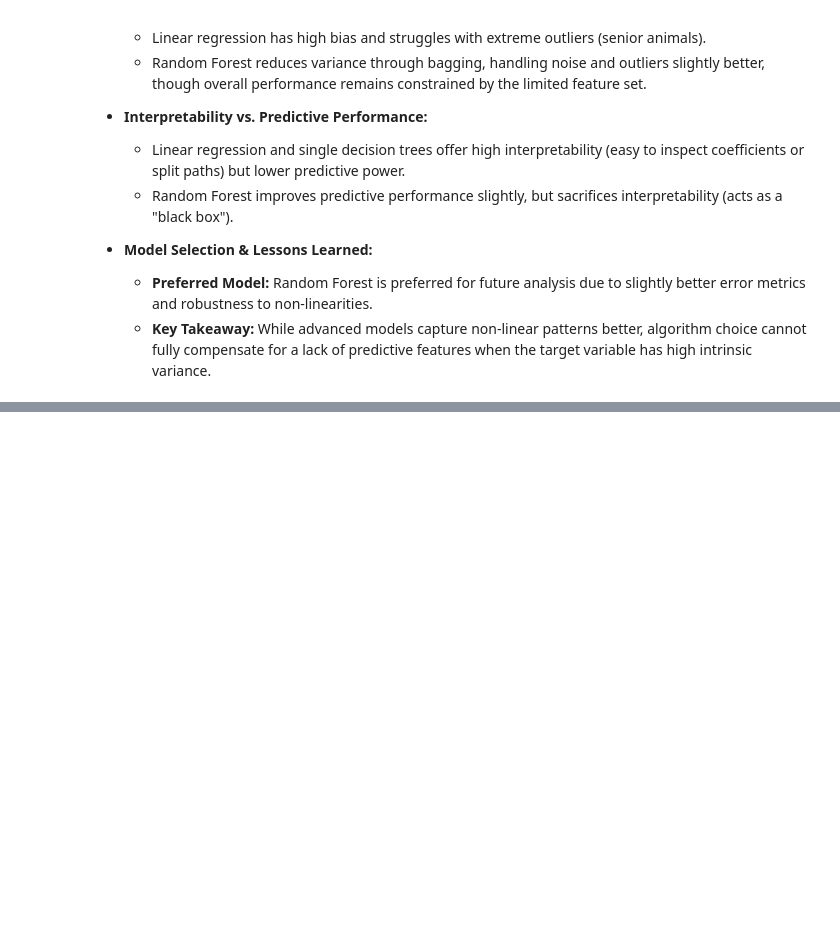
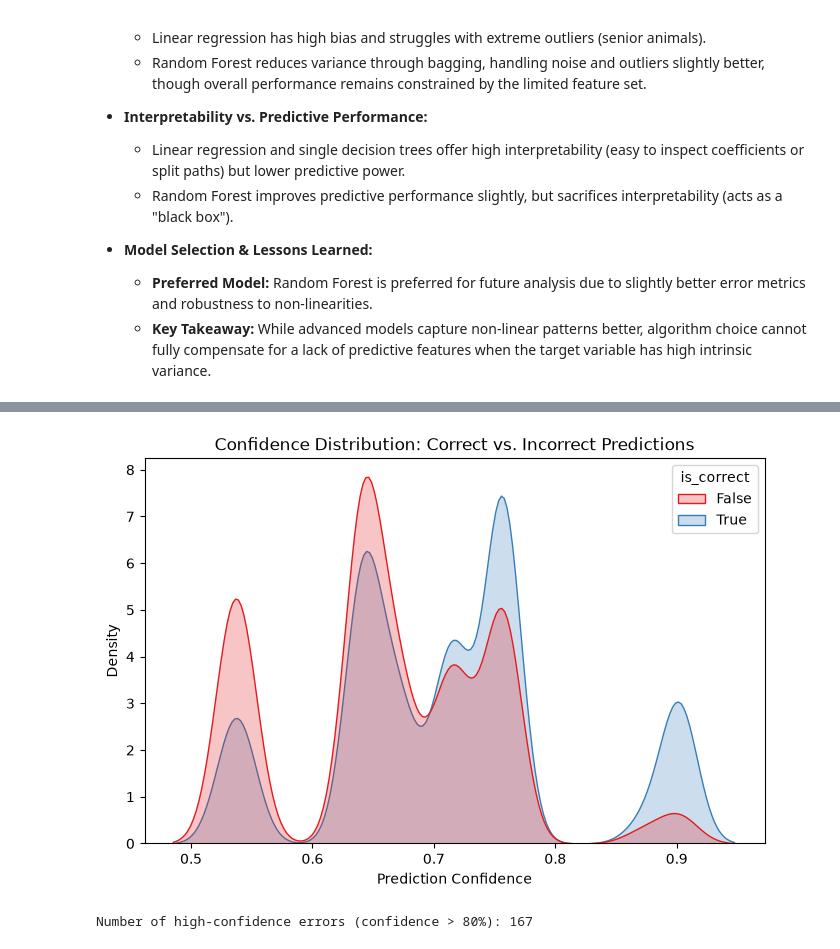
Before and after one commit to Liel-Shwarz/Work2, a Jupyter notebook: work2.ipynb, the cells around one changed output, grey strips where cells are left out. Saved outputs shown, nothing was run; the diff lists cells and outputs as text; code cells hidden in the pictures; blank space fills up the shorter version.

```diff
--- a/work2.ipynb
+++ b/work2.ipynb
@@ -321,0 +377,42 @@ display(results_df)
+# %%
+# Assignment: Part 3.2 - Probability-Based Analysis
+
+import matplotlib.pyplot as plt
+import seaborn as sns
+import numpy as np
+import pandas as pd
+
+# Get predicted probabilities for the positive class (Dog)
+y_prob = clf.predict_proba(X_test)[:, 1]
+
+# Create a dataframe to analyze confidence vs correctness
+analysis_df = pd.DataFrame({
+    'true_label': y_test.values,
+    'predicted_label': y_pred,
+    'probability': y_prob
+})
+
+# Identify whether each prediction was correct or incorrect
+analysis_df['is_correct'] = (analysis_df['true_label'] == analysis_df['predicted_label'])
+
+# Calculate the maximum assigned probability (confidence) for each prediction
+analysis_df['confidence'] = np.where(
+    analysis_df['predicted_label'] == 1,
+    analysis_df['probability'],
+    1 - analysis_df['probability']
+)
+
+# Plot the distribution of confidence for correct vs incorrect predictions
+plt.figure(figsize=(8, 5))
+sns.kdeplot(data=analysis_df, x='confidence', hue='is_correct', common_norm=False, fill=True, palette='Set1')
+plt.title('Confidence Distribution: Correct vs. Incorrect Predictions')
+plt.xlabel('Prediction Confidence')
+plt.ylabel('Density')
+plt.show()
+
+# Print high-confidence errors count (e.g., confidence > 0.8 but incorrect)
+high_conf_errors = analysis_df[(analysis_df['is_correct'] == False) & (analysis_df['confidence'] > 0.8)]
+print(f"Number of high-confidence errors (confidence > 80%): {len(high_conf_errors)}")
+# %% [output]
+[figure, added]
+Number of high-confidence errors (confidence > 80%): 167
```
Also changed, not shown: parts of 5 cells of this notebook.
